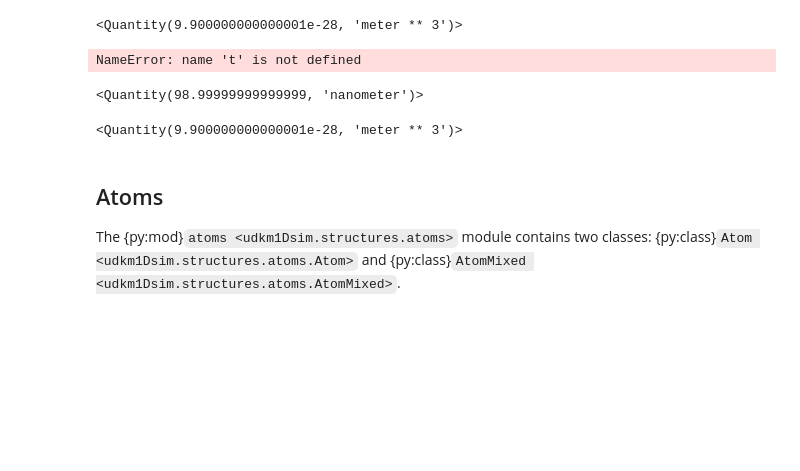
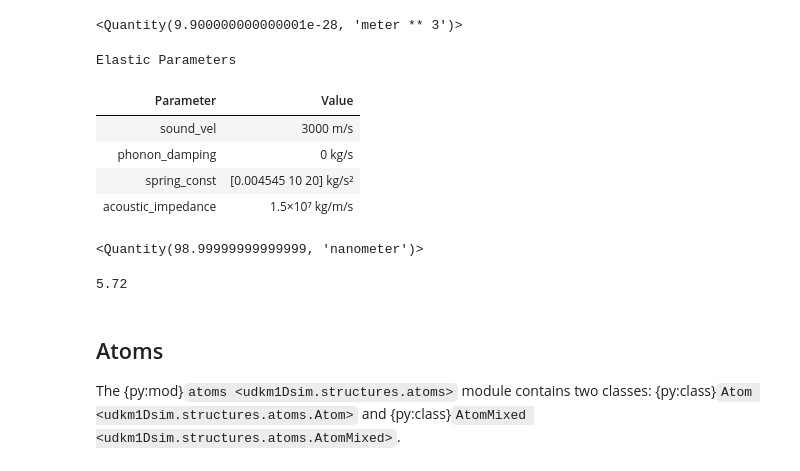
Before and after one commit to dschick/udkm1Dsim, a Jupyter notebook: examples/01-structures/01-structure.ipynb, the cells around one changed output. Saved outputs shown, nothing was run; the diff lists cells and outputs as text; code cells hidden in the pictures; blank space fills up the shorter version.

```diff
--- a/examples/01-structures/01-structure.ipynb
+++ b/examples/01-structures/01-structure.ipynb
@@ -157,17 +164,23 @@ t.structural.volume.quantity
 # %% [output]
 <Quantity(9.900000000000001e-28, 'meter ** 3')>
 # %%
-t.thickness = np.array([10]) * u.nm
+t.elastic.set_ho_spring_constants(np.array([10, 20]))
+t.elastic
 # %% [output]
-NameError: name 't' is not defined
+Elastic Parameters
+| Parameter | Value |
+| sound_vel | 3000 m/s |
+| phonon_damping | 0 kg/s |
+| spring_const | [0.004545 10 20] kg/s² |
+| acoustic_impedance | 1.5×10⁷ kg/m/s |
 # %%
 t.thickness.to("nm")
 # %% [output]
 <Quantity(98.99999999999999, 'nanometer')>
-# %%
-t.volume
-# %% [output]
-<Quantity(9.900000000000001e-28, 'meter ** 3')>
+# %%
+t.therm_cond[0](300)
+# %% [output]
+5.72
 # %% [markdown]
 ## Atoms
 
```
Also changed, not shown: parts of 5 cells of this notebook, 2 other files.
